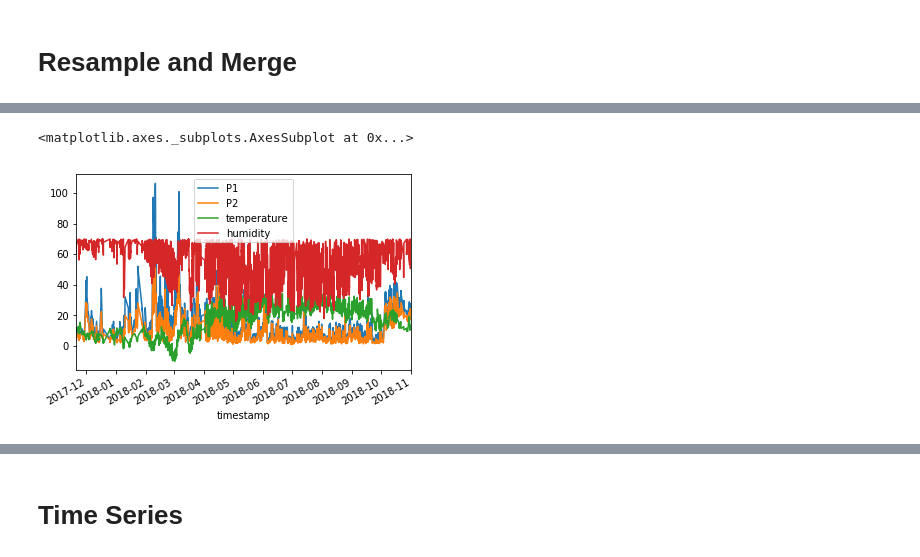
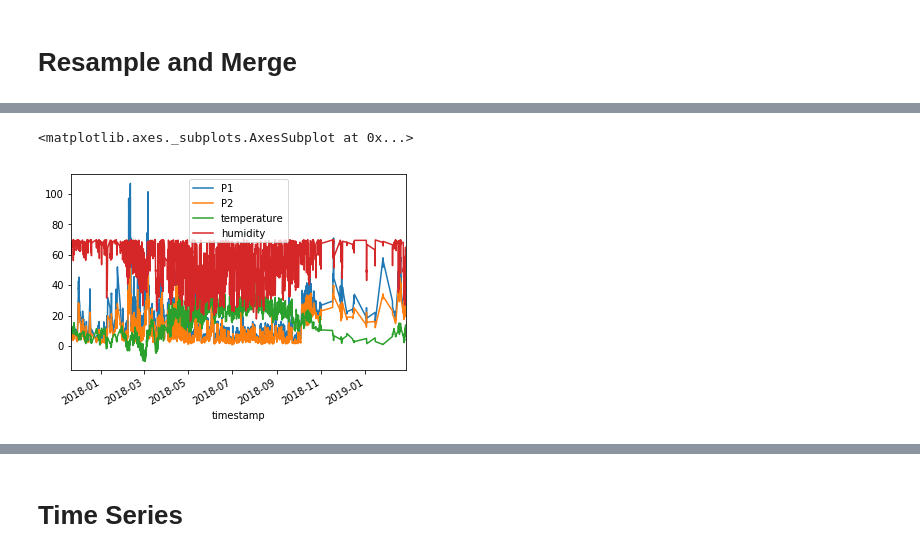
Before and after one commit to GeorgesAlkhouri/golddust, a Jupyter notebook: jupyter/BTW.ipynb, the cells around one changed output, grey strips where cells are left out. Drawn from its saved outputs; the diff is of its cells as text; code cells hidden in the pictures.

```diff
--- a/jupyter/BTW.ipynb
+++ b/jupyter/BTW.ipynb
@@ -300,9 +420,9 @@ dtype: int64
 # %%
-data = data[data.index < '2018-11-16']
+# data = data[data.index < '2018-11-16']
 data.plot()
 # %% [output]
 <matplotlib.axes._subplots.AxesSubplot at 0x...>
-[figure, old version]
+[figure, new version]
 # %%
 
 alpha = list(data.columns.values)
```
Also changed, not shown: parts of 39 cells of this notebook, 3 other files.
